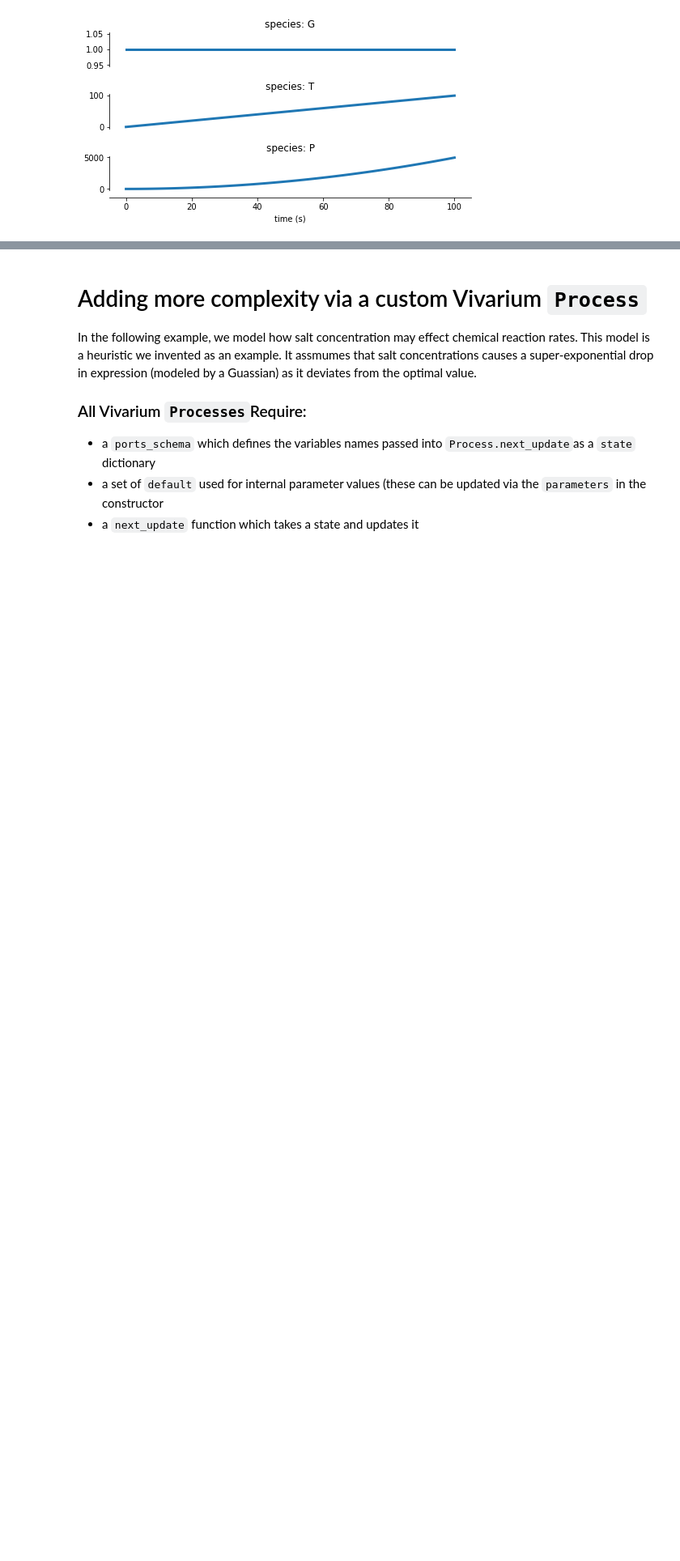
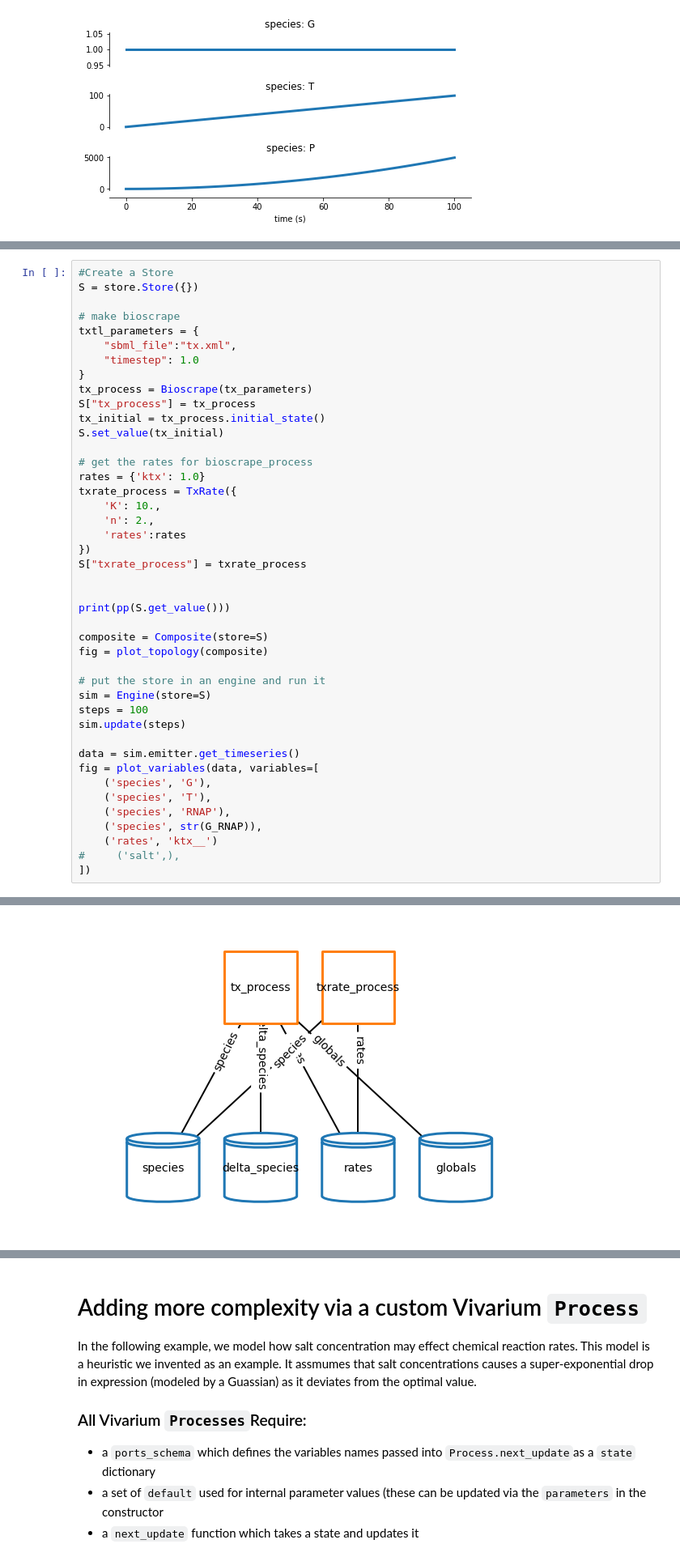
Before and after one commit to BuildACell/VivariumPURE, a Jupyter notebook: PURE_model.ipynb, the cells around one changed output, grey strips where cells are left out. Shown: that part at 81% size. Drawn from its saved outputs; the diff is of its cells as text; blank space fills up the shorter version.

```diff
--- a/PURE_model.ipynb
+++ b/PURE_model.ipynb
@@ -114,0 +239,44 @@ fig = plot_variables(data, variables=[
+# %%
+#Create a Store
+S = store.Store({})
+
+# make bioscrape
+txtl_parameters = {
+    "sbml_file":"tx.xml",
+    "timestep": 1.0
+}
+tx_process = Bioscrape(tx_parameters)
+S["tx_process"] = tx_process
+tx_initial = tx_process.initial_state()
+S.set_value(tx_initial)
+
+# get the rates for bioscrape_process
+rates = {'ktx': 1.0}
+txrate_process = TxRate({
+    'K': 10.,
+    'n': 2.,
+    'rates':rates
+})
+S["txrate_process"] = txrate_process
+
+
+print(pp(S.get_value()))
+
+composite = Composite(store=S)
+fig = plot_topology(composite)
+
+# put the store in an engine and run it
+sim = Engine(store=S)
+steps = 100
+sim.update(steps)
+
+data = sim.emitter.get_timeseries()
+fig = plot_variables(data, variables=[
+    ('species', 'G'),
+    ('species', 'T'),
+    ('species', 'RNAP'),
+    ('species', str(G_RNAP)),
+    ('rates', 'ktx__')
+#     ('salt',),
+])
+# %% [output]
@@ -114,0 +299 @@ fig = plot_variables(data, variables=[
+[figure, added]
```
Also changed, not shown: parts of 7 cells of this notebook.
